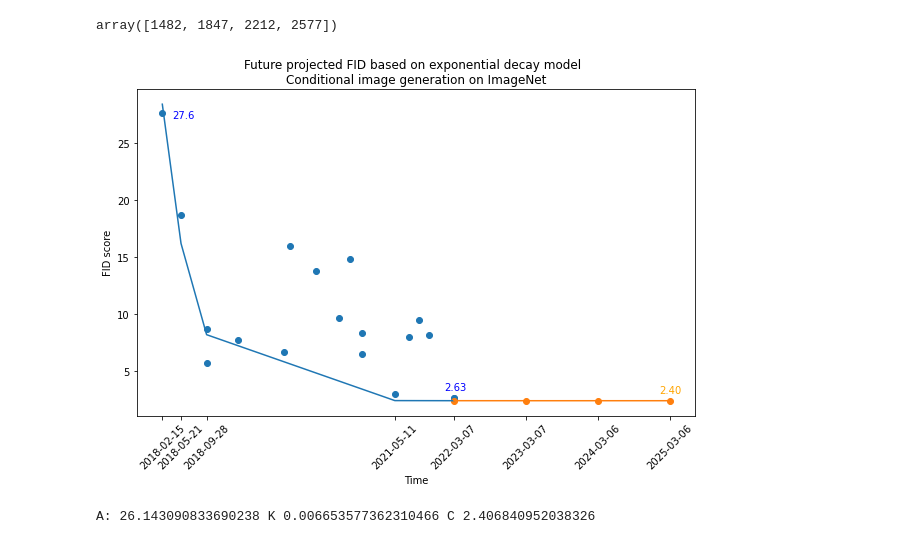
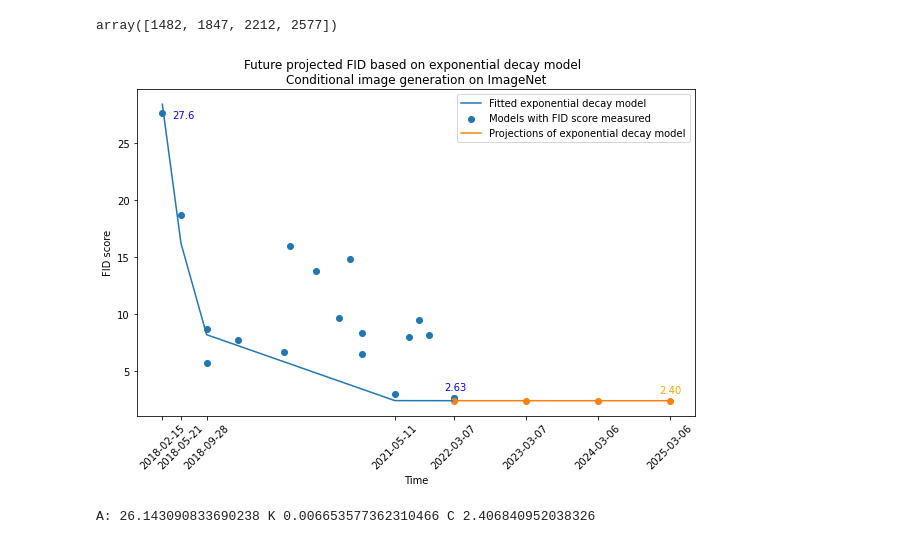
Before and after one commit to solalatus/deepfake_popularity, a Jupyter notebook: paperswithcode_downloader.ipynb, the cells around one changed output. Cells and saved outputs as stored; diff of their text form; code cells hidden in the pictures.

Commit message:
work on charts

```diff
--- a/paperswithcode_downloader.ipynb
+++ b/paperswithcode_downloader.ipynb
@@ -390,35 +391,36 @@ def fit_exp_nonlinear(t, y):
     opt_parms, parm_cov = sp.optimize.curve_fit(model_func, t, y, maxfev=100)
     A, K, C = opt_parms
     return A, K, C
 
 A, K, C = fit_exp_nonlinear(times, targets.fids.values)
 fit_y = model_func(times, A, K, C)
 
 future_y = model_func(future, A, K, C)
 
 
 fig, ax = plt.subplots()
 plt.gcf().set_size_inches(10, 6)
-plt.plot(times, fit_y)
-plt.scatter(full_times, imagenet_df.fids)
-plt.plot(future, future_y)
+plt.plot(times, fit_y, label="Fitted exponential decay model")
+plt.scatter(full_times, imagenet_df.fids, label="Models with FID score measured")
+plt.plot(future, future_y, label="Projections of exponential decay model")
 plt.scatter(future, future_y)
 plt.xticks(ticks=list(times)+list(future[1:]), labels=list(targets.index)+future_dates[1:],rotation = 45)
 
 ax.set_xlabel("Time")
 ax.set_ylabel("FID score")
 
 plt.text(times[0]+50, targets.fids.values[0]-0.5, str(targets.fids.values[0])[:4], color="blue")
 
 
 plt.text(times[-1]-50, targets.fids.values[-1]+0.7, str(targets.fids.values[-1])[:4], color="blue")
 
 plt.text(future[-1]-50, future_y[-1]+0.7, str(future_y[-1])[:4], color="orange")
 plt.title("Future projected FID based on exponential decay model  \n\
 Conditional image generation on ImageNet")
+plt.legend()
 plt.show()
 print("A:",A,"K",K,"C",C)
 #print(fit_y)
 # %% [output]
-[figure, old version]
+[figure, new version]
 A: 26.143090833690238 K 0.006653577362310466 C 2.406840952038326
```
Also changed, not shown: parts of 7 cells of this notebook, 1 other file.
